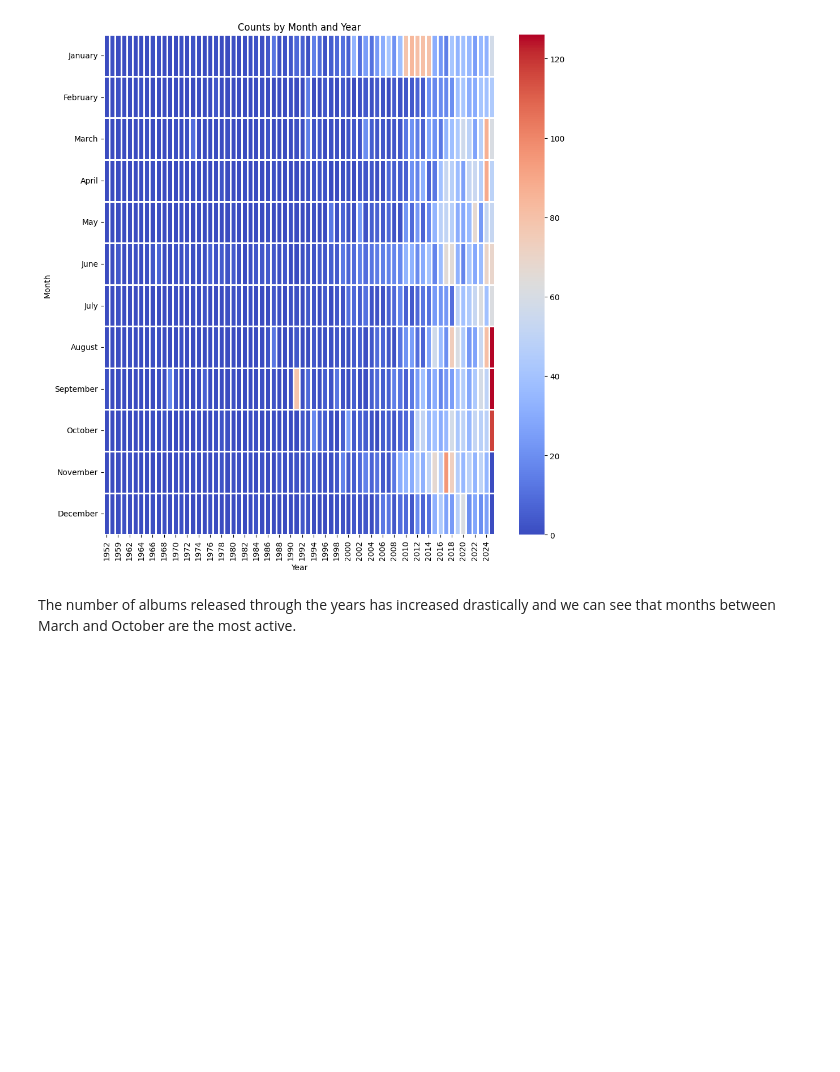
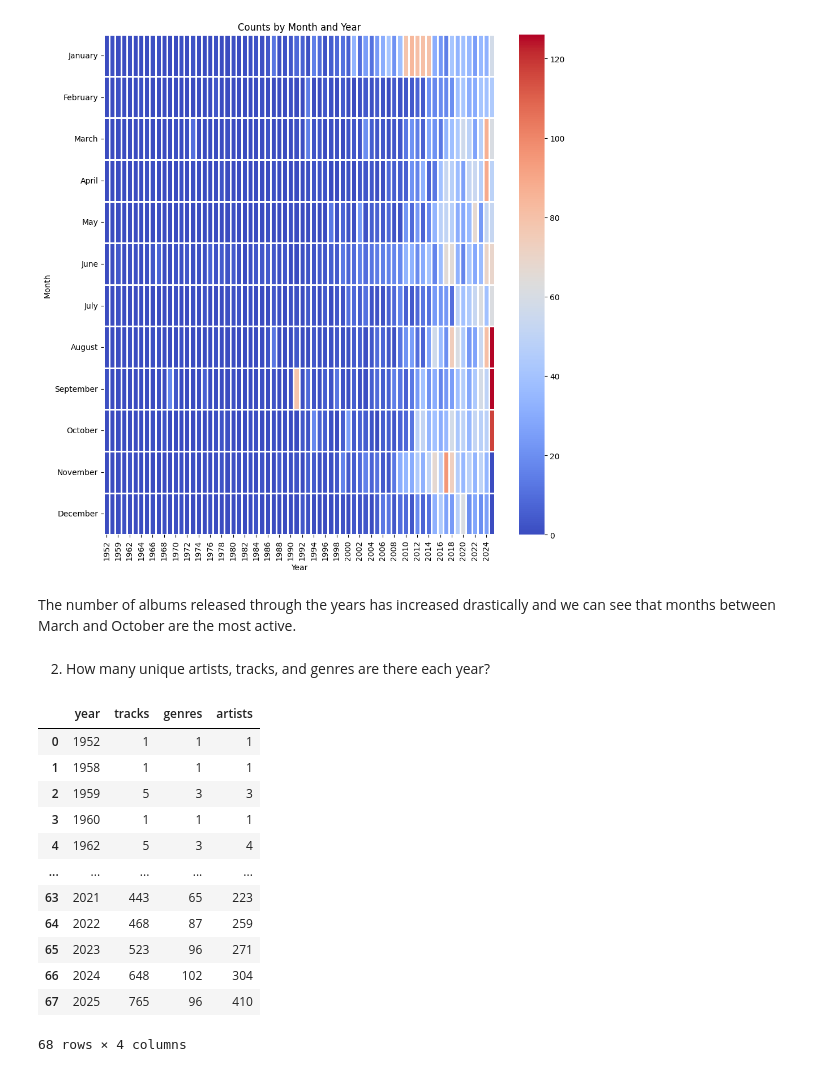
Before and after one commit to mo-chabane-tech/Data-Notebooks-And-Dashboards, a Jupyter notebook: Spotify Global Music/Notebook.ipynb, the cells around one changed output. Cells and saved outputs as stored; diff of their text form; code cells hidden in the pictures; blank space fills up the shorter version.

```diff
--- a/Spotify Global Music/Notebook.ipynb
+++ b/Spotify Global Music/Notebook.ipynb
@@ -236,3 +236,5 @@ plt.show()
 [figure]
 # %% [markdown]
 The number of albums released through the years has increased drastically and we can see that months between March and October are the most active.
+# %% [markdown]
+2. How many unique artists, tracks, and genres are there each year?
@@ -238,0 +245,21 @@ The number of albums released through the years has increased drastically and we
+# %%
+df2 = df.groupby("year").agg(
+    tracks = ("track_id", "nunique"),
+    genres = ("artist_genres", "nunique"),
+    artists = ("artist_name", "nunique")
+).reset_index()
+df2
+# %% [output]
+|  | year | tracks | genres | artists |
+| 0 | 1952 | 1 | 1 | 1 |
+| 1 | 1958 | 1 | 1 | 1 |
+| 2 | 1959 | 5 | 3 | 3 |
+| 3 | 1960 | 1 | 1 | 1 |
+| 4 | 1962 | 5 | 3 | 4 |
+| ... | ... | ... | ... | ... |
+| 63 | 2021 | 443 | 65 | 223 |
+| 64 | 2022 | 468 | 87 | 259 |
+| 65 | 2023 | 523 | 96 | 271 |
+| 66 | 2024 | 648 | 102 | 304 |
+| 67 | 2025 | 765 | 96 | 410 |
+68 rows × 4 columns
```
Also changed, not shown: parts of 4 cells of this notebook.
